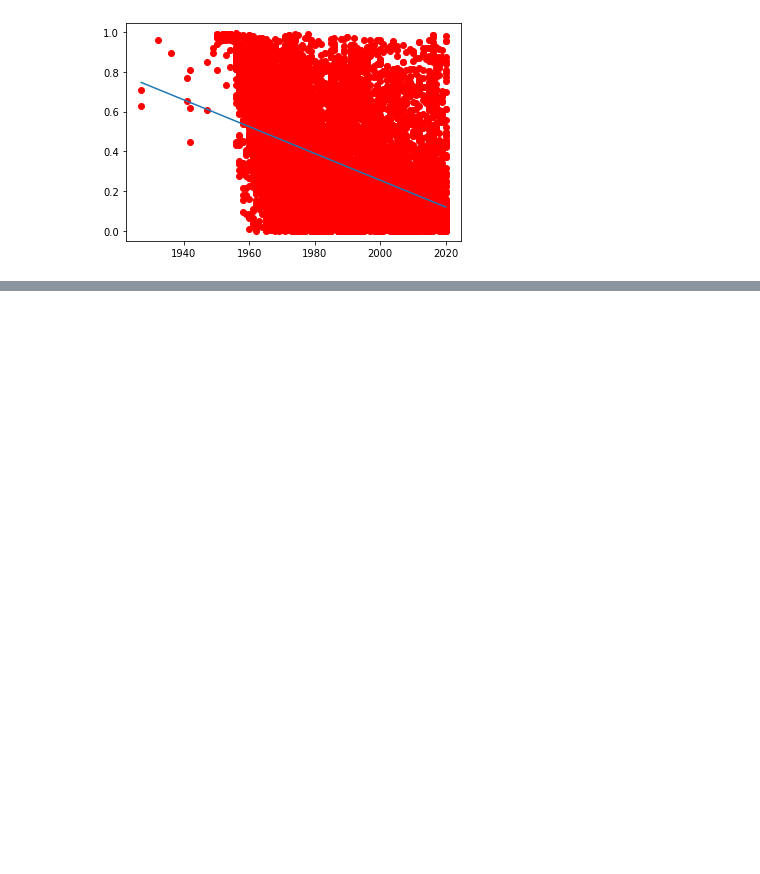
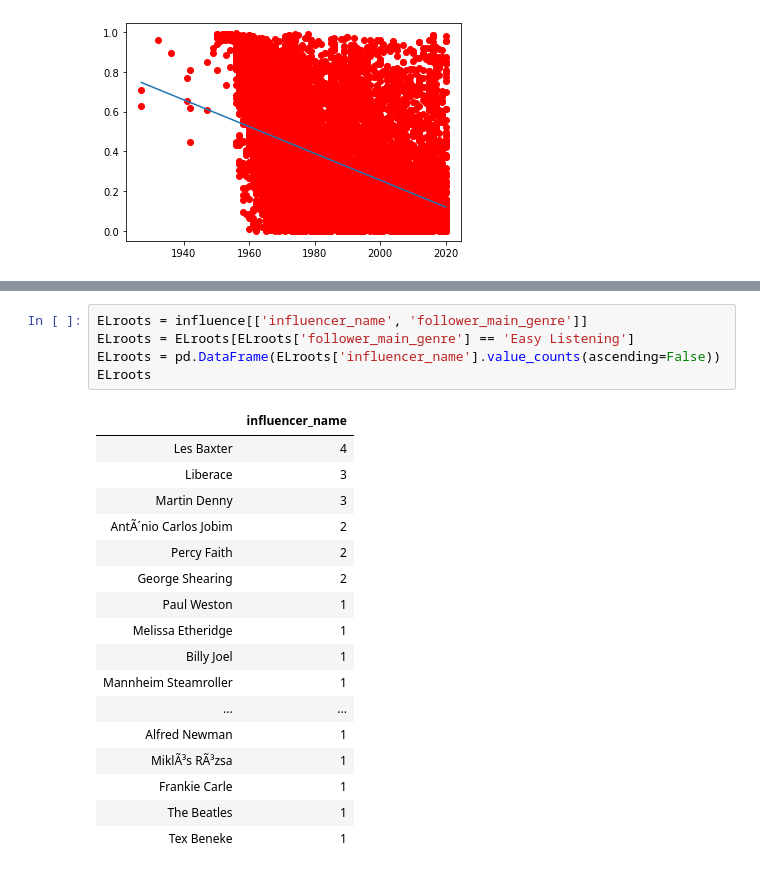
Before and after one commit to Wichaelian/ICM-2021, a Jupyter notebook: 2021_ICM_Problem_D_Data/Problem D.ipynb, the cells around one changed output, grey strips where cells are left out. Cells and saved outputs as stored; diff of their text form; blank space fills up the shorter version.

```diff
--- a/2021_ICM_Problem_D_Data/Problem D.ipynb
+++ b/2021_ICM_Problem_D_Data/Problem D.ipynb
@@ -440,0 +468,23 @@ Name: influencer_name, Length: 481, dtype: int64
+# %%
+ELroots = influence[['influencer_name', 'follower_main_genre']]
+ELroots = ELroots[ELroots['follower_main_genre'] == 'Easy Listening']
+ELroots = pd.DataFrame(ELroots['influencer_name'].value_counts(ascending=False))
+ELroots
+# %% [output]
+|  | influencer_name |
+| Les Baxter | 4 |
+| Liberace | 3 |
+| Martin Denny | 3 |
+| AntÃ´nio Carlos Jobim | 2 |
+| Percy Faith | 2 |
+| George Shearing | 2 |
+| Paul Weston | 1 |
+| Melissa Etheridge | 1 |
+| Billy Joel | 1 |
+| Mannheim Steamroller | 1 |
+| ... | ... |
+| Alfred Newman | 1 |
+| MiklÃ³s RÃ³zsa | 1 |
+| Frankie Carle | 1 |
+| The Beatles | 1 |
+| Tex Beneke | 1 |
```
Also changed, not shown: parts of 2 cells of this notebook.
